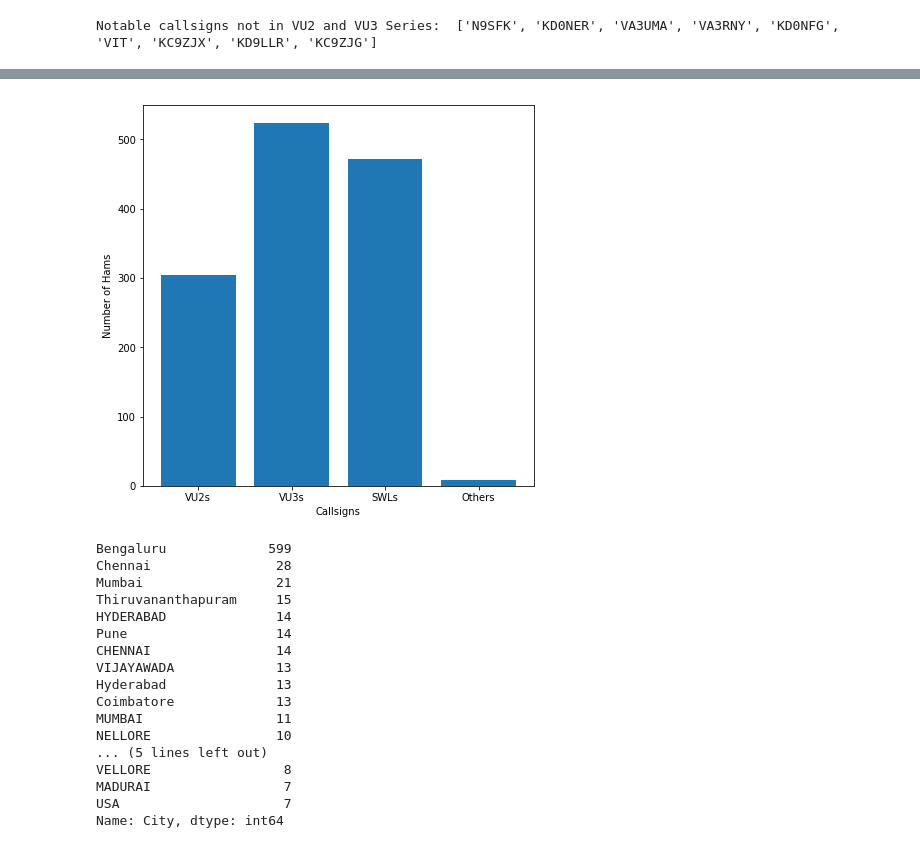
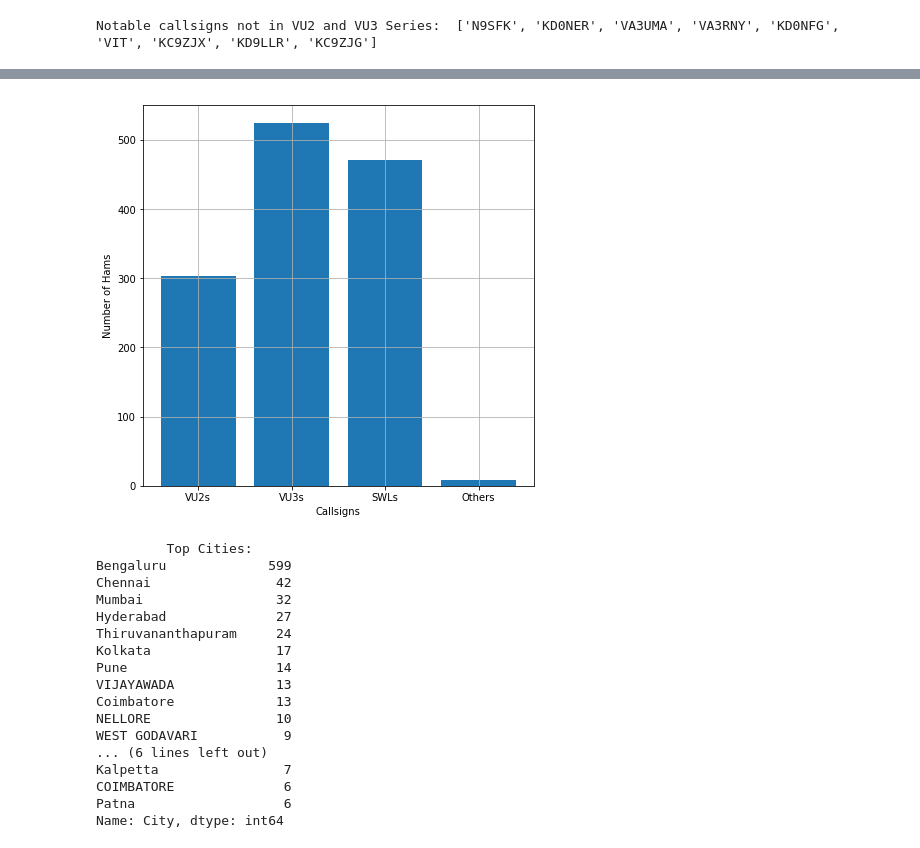
Before and after one commit to ChetanMandloi/Hamfest-2018-Delegate-Visuals, a Jupyter notebook: hamfest2018.ipynb, the cells around one changed output, grey strips where cells are left out. Cells and saved outputs as stored; diff of their text form; code cells hidden in the pictures.

```diff
--- a/hamfest2018.ipynb
+++ b/hamfest2018.ipynb
@@ -163,34 +163,35 @@ Hams with Other Callsigns:  9
 # %%
 fig1,ax1 = plt.subplots()
 ax1.bar(["VU2s","VU3s","SWLs","Others"],[vu2,vu3,SWL,len(calls)-vu2-vu3-SWL])
 plt.xlabel("Callsigns")
 plt.ylabel("Number of Hams")
 fig1.set_figheight(7)
 fig1.set_figwidth(7)
+plt.grid(True)
 plt.show()
 # %% [output]
-[figure, old version]
+[figure, new version]
 # %%
 cities = hams["City"]
-cities = cities.replace(["BANGALORE","Bangalore"],
-                        ["Bengaluru","Bengaluru"])
-print("Top Cities: ")
-cities.value_counts().head(20)
+cities = cities.replace(["BANGALORE","Bangalore","HYDERABAD","CHENNAI","MUMBAI","THIRUVANANTHAPURAM","KOLKATA"],
+                        ["Bengaluru","Bengaluru","Hyderabad","Chennai","Mumbai","Thiruvananthapuram","Kolkata"])
+print("         Top Cities: ")
+print(cities.value_counts().head(20))
 # %% [output]
+         Top Cities:
 Bengaluru             599
-Chennai                28
-Mumbai                 21
-Thiruvananthapuram     15
-HYDERABAD              14
+Chennai                42
+Mumbai                 32
+Hyderabad              27
+Thiruvananthapuram     24
+Kolkata                17
 Pune                   14
-CHENNAI                14
 VIJAYAWADA             13
-Hyderabad              13
 Coimbatore             13
-MUMBAI                 11
 NELLORE                10
-... (5 lines left out)
-VELLORE                 8
-MADURAI                 7
-USA                     7
+WEST GODAVARI           9
+... (6 lines left out)
+Kalpetta                7
+COIMBATORE              6
+Patna                   6
 Name: City, dtype: int64
```
Also changed, not shown: parts of 5 cells of this notebook.
